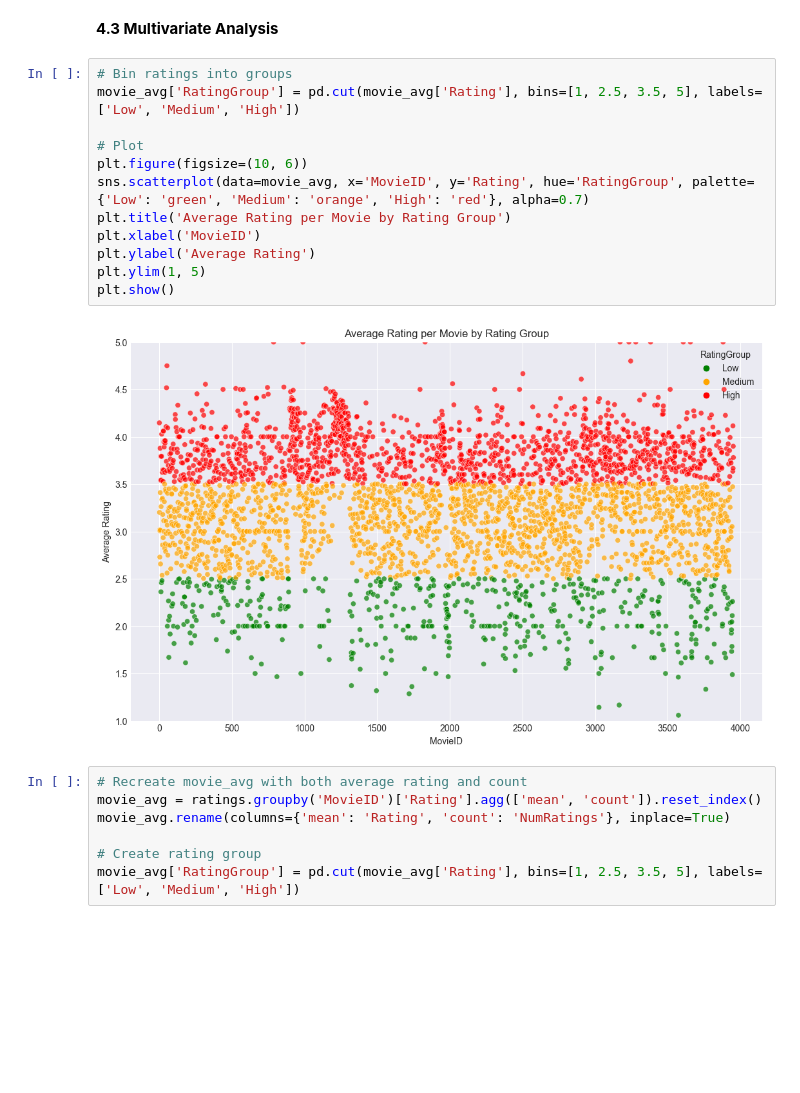
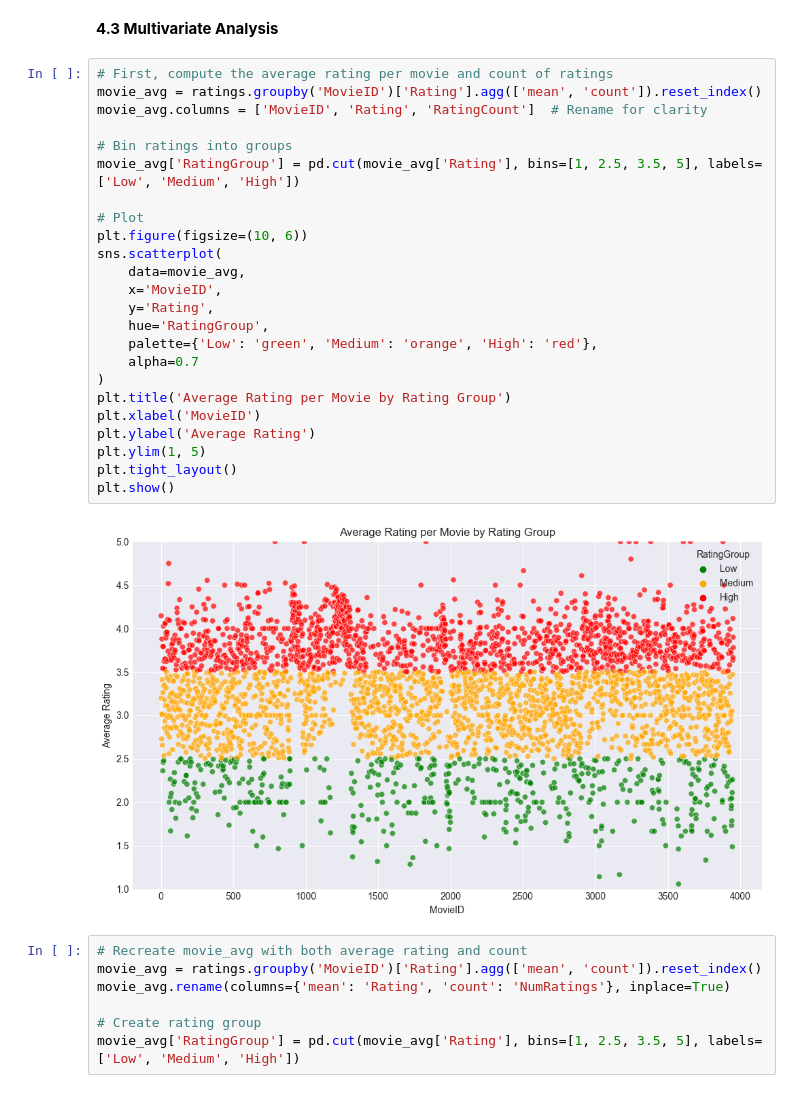
Before and after one commit to chariz1101/CCS-230-Final-Project, a Jupyter notebook: eda/EDA.ipynb, the cells around one changed output. Saved outputs shown, nothing was run; the diff lists cells and outputs as text; blank space fills up the shorter version.

```diff
--- a/eda/EDA.ipynb
+++ b/eda/EDA.ipynb
@@ -669,20 +670,32 @@ plt.show()
 *explanation* ❎
 # %% [markdown]
 **4.3 Multivariate Analysis**
-# %%
-# Bin ratings into groups
-movie_avg['RatingGroup'] = pd.cut(movie_avg['Rating'], bins=[1, 2.5, 3.5, 5], labels=['Low', 'Medium', 'High'])
-
-# Plot
-plt.figure(figsize=(10, 6))
-sns.scatterplot(data=movie_avg, x='MovieID', y='Rating', hue='RatingGroup', palette={'Low': 'green', 'Medium': 'orange', 'High': 'red'}, alpha=0.7)
-plt.title('Average Rating per Movie by Rating Group')
-plt.xlabel('MovieID')
-plt.ylabel('Average Rating')
-plt.ylim(1, 5)
-plt.show()
-# %% [output]
-[figure, removed]
+# %%
+# First, compute the average rating per movie and count of ratings
+movie_avg = ratings.groupby('MovieID')['Rating'].agg(['mean', 'count']).reset_index()
+movie_avg.columns = ['MovieID', 'Rating', 'RatingCount']  # Rename for clarity
+
+# Bin ratings into groups
+movie_avg['RatingGroup'] = pd.cut(movie_avg['Rating'], bins=[1, 2.5, 3.5, 5], labels=['Low', 'Medium', 'High'])
+
+# Plot
+plt.figure(figsize=(10, 6))
+sns.scatterplot(
+    data=movie_avg,
+    x='MovieID',
+    y='Rating',
+    hue='RatingGroup',
+    palette={'Low': 'green', 'Medium': 'orange', 'High': 'red'},
+    alpha=0.7
+)
+plt.title('Average Rating per Movie by Rating Group')
+plt.xlabel('MovieID')
+plt.ylabel('Average Rating')
+plt.ylim(1, 5)
+plt.tight_layout()
+plt.show()
+# %% [output]
+[figure, added]
 # %%
 # Recreate movie_avg with both average rating and count
 movie_avg = ratings.groupby('MovieID')['Rating'].agg(['mean', 'count']).reset_index()
```
Also changed, not shown: parts of 4 cells of this notebook.
